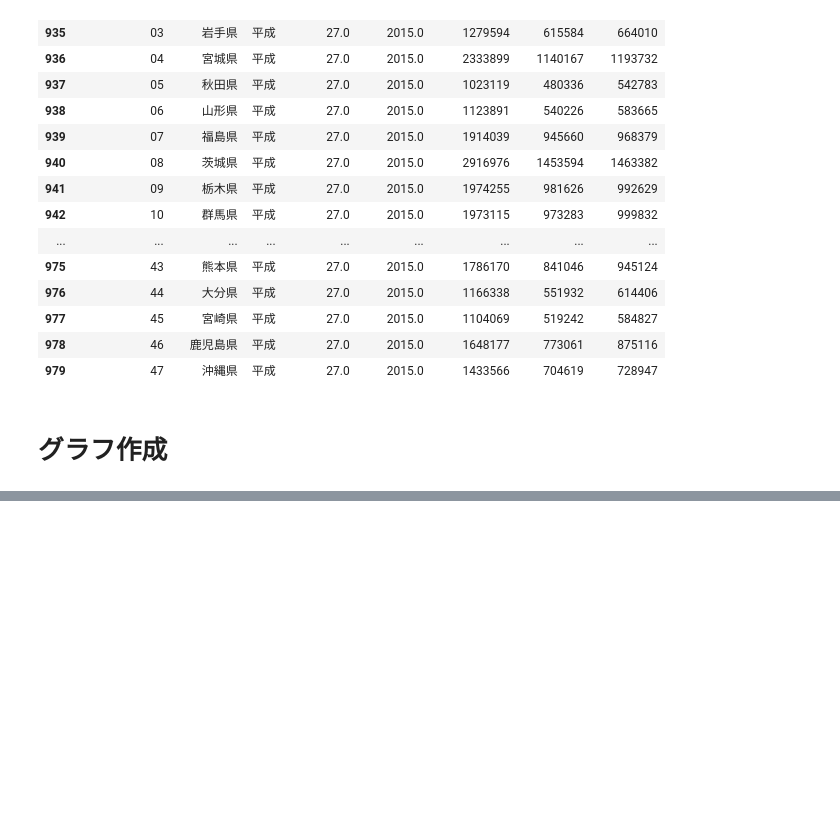
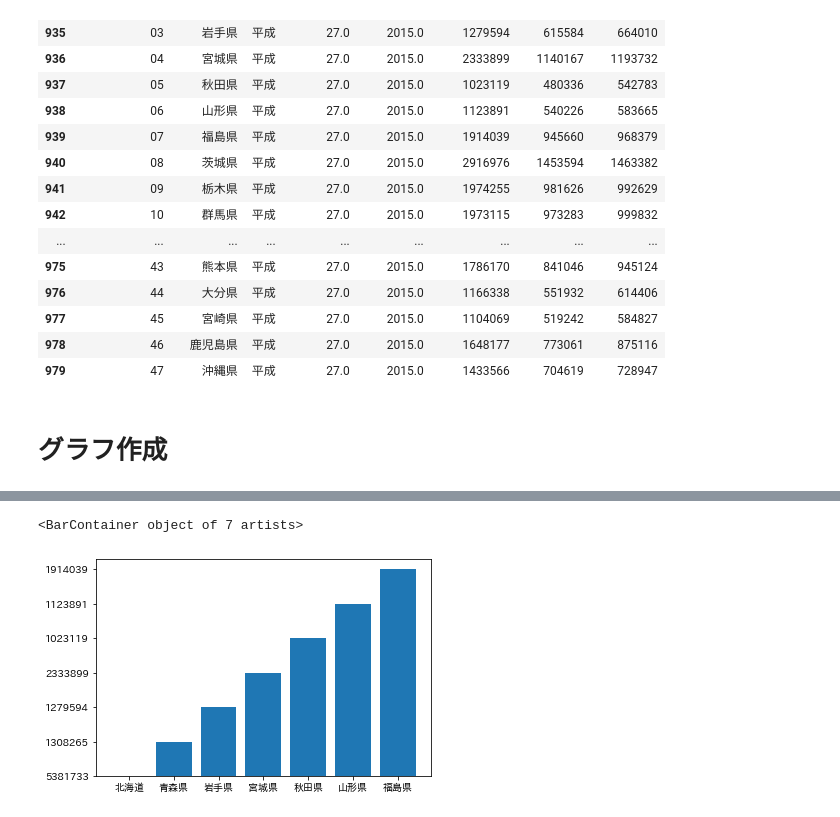
Before and after one commit to yoshi1024/study-meeting, a Jupyter notebook: 勉強会/第3回/Pythonコードノートブック.ipynb, the cells around one changed output, grey strips where cells are left out. Cells and saved outputs as stored; diff of their text form; code cells hidden in the pictures; blank space fills up the shorter version.

```diff
--- a/勉強会/第3回/Pythonコードノートブック.ipynb
+++ b/勉強会/第3回/Pythonコードノートブック.ipynb
@@ -107,0 +108,3 @@ df
+# %%
+df['都道府県コード'] = df['都道府県コード'].astype(int)
+df
@@ -107,0 +134,3 @@ df
+# %%
+df_touhoku = df[df.都道府県コード < 8]
+df_touhoku
@@ -107,0 +146,8 @@ df
+# %%
+%matplotlib inline
+import matplotlib.pyplot as plt
+
+plt.bar(df_touhoku['都道府県名'], df_touhoku['人口（総数）'])
+# %% [output]
+<BarContainer object of 7 artists>
+[figure, added]
```
Also changed, not shown: parts of 9 cells of this notebook, 1 other file.
